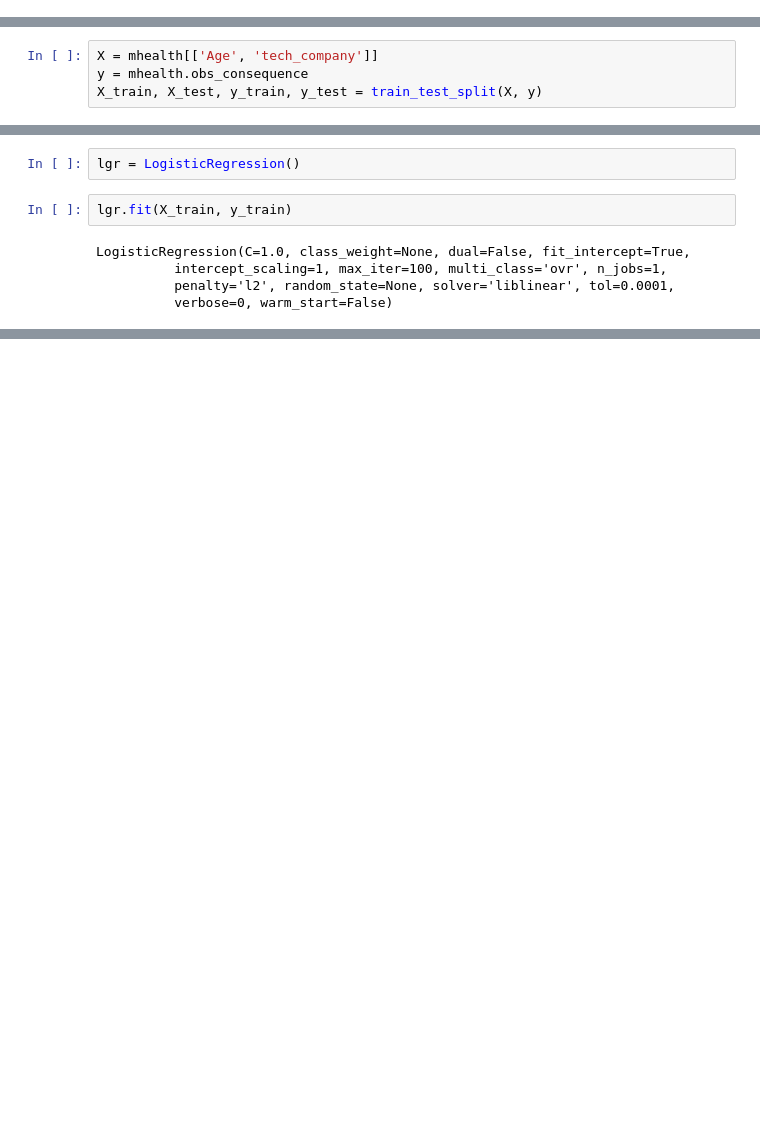
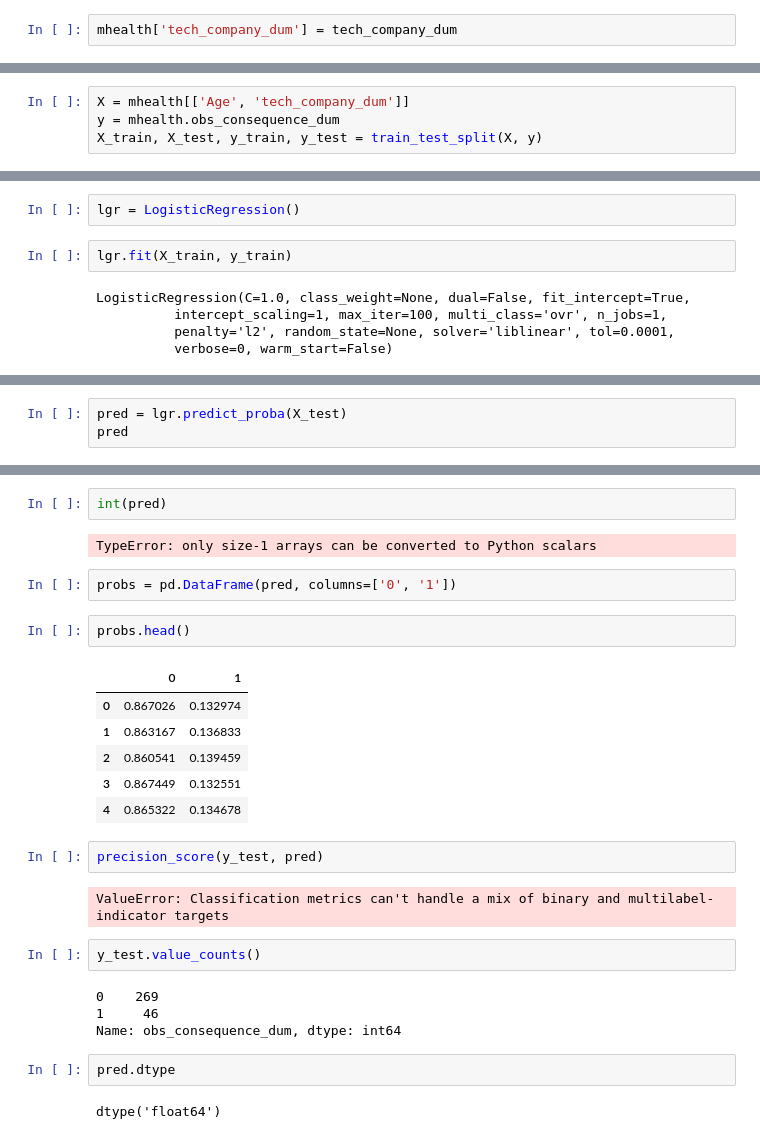
Before and after one commit to sankokohtet/GA-DataScience-Projects, a Jupyter notebook: Final_Project.ipynb, the cells around one changed output, grey strips where cells are left out. Saved outputs shown, nothing was run; the diff lists cells and outputs as text; blank space fills up the shorter version.

Commit message:
final project errors

```diff
--- a/Final_Project.ipynb
+++ b/Final_Project.ipynb
@@ -224 +223,3 @@ mhealth = mhealth.replace({"tech_company": {"Yes":1, "No": 0}})
+# %%
+mhealth['tech_company_dum'] = tech_company_dum
 # %%
@@ -230,4 +233,4 @@ Name: tech_company, dtype: int64
 # %%
-X = mhealth[['Age', 'tech_company']]
-y = mhealth.obs_consequence
+X = mhealth[['Age', 'tech_company_dum']]
+y = mhealth.obs_consequence_dum
 X_train, X_test, y_train, y_test = train_test_split(X, y)
@@ -250,0 +260,3 @@ y_train.shape
+# %%
+pred = lgr.predict_proba(X_test)
+pred
@@ -250,0 +281,29 @@ y_train.shape
+# %%
+int(pred)
+# %% [output]
+TypeError: only size-1 arrays can be converted to Python scalars
+# %%
+probs = pd.DataFrame(pred, columns=['0', '1'])
+# %%
+probs.head()
+# %% [output]
+|  | 0 | 1 |
+| 0 | 0.867026 | 0.132974 |
+| 1 | 0.863167 | 0.136833 |
+| 2 | 0.860541 | 0.139459 |
+| 3 | 0.867449 | 0.132551 |
+| 4 | 0.865322 | 0.134678 |
+# %%
+precision_score(y_test, pred)
+# %% [output]
+ValueError: Classification metrics can't handle a mix of binary and multilabel-indicator targets
+# %%
+y_test.value_counts()
+# %% [output]
+0    269
+1     46
+Name: obs_consequence_dum, dtype: int64
+# %%
+pred.dtype
+# %% [output]
+dtype('float64')
```
Also changed, not shown: parts of 22 cells of this notebook.
